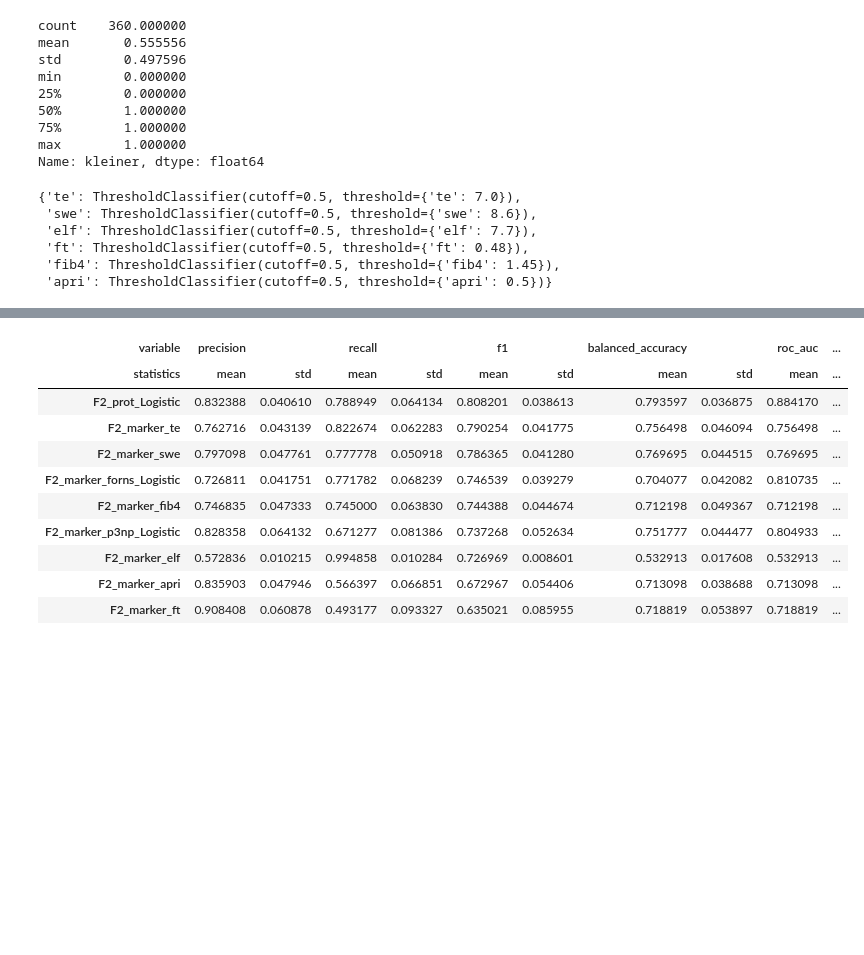
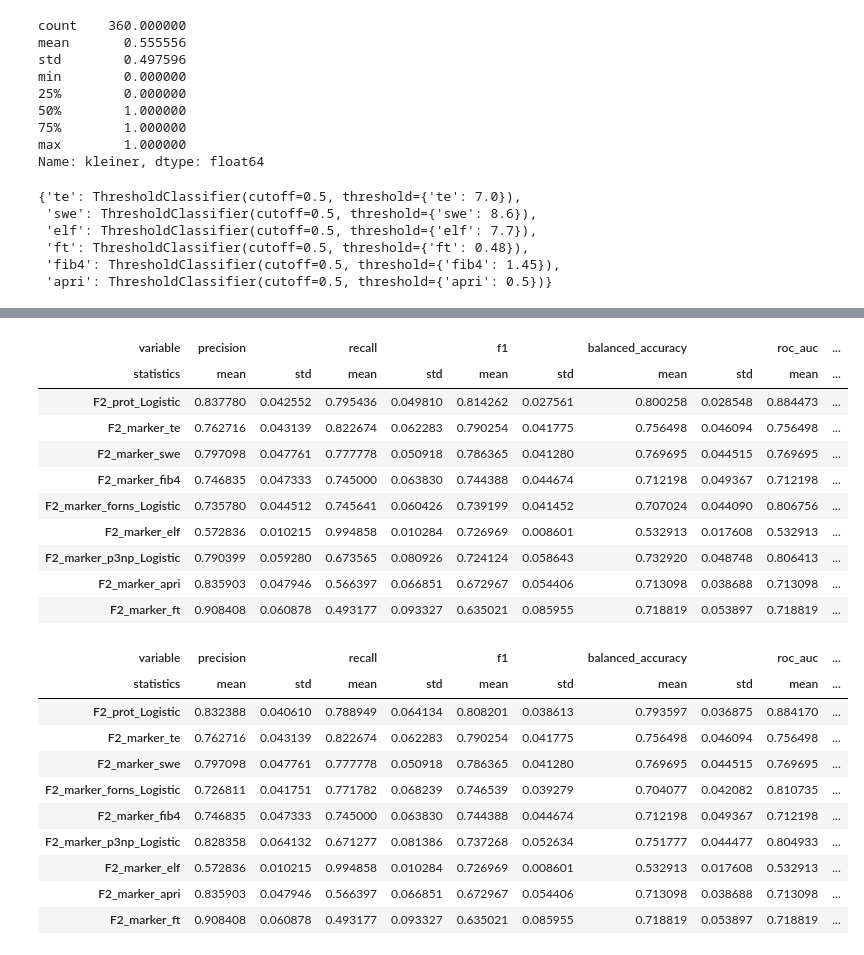
Before and after one commit to llniu/ALD-study, a Jupyter notebook: ald_analysis_hw.ipynb, the cells around one changed output, grey strips where cells are left out. Drawn from its saved outputs; the diff is of its cells as text; code cells hidden in the pictures; blank space fills up the shorter version.

Commit message:
add demographic vars to models as option

```diff
--- a/ald_analysis_hw.ipynb
+++ b/ald_analysis_hw.ipynb
@@ -1536,11 +1566,15 @@ min        0.000000
 max        1.000000
 Name: kleiner, dtype: float64
 # %%
+ADD_DEMOGRAPHICS = True
 f2_results, f2_auc_scores = cv_executor.run_evaluation(y=kleiner_ge_2,
                                                        endpoint='F2',
                                                        additional_markers=['forns', 'p3np'],
                                                        proteins_selected=proteins_selected_f2,
+                                                       add_demographics=ADD_DEMOGRAPHICS,
                                                        verbose=True)
+result_table_f2 = _get_cv_means(f2_results).sort_values(('f1', 'mean'), ascending = False)
+result_table_f2
 # %% [output]
 {'te': ThresholdClassifier(cutoff=0.5, threshold={'te': 7.0}),
  'swe': ThresholdClassifier(cutoff=0.5, threshold={'swe': 8.6}),
@@ -1560,3 +1597,14 @@ f2_results, f2_auc_scores = cv_executor.run_evaluation(y=kleiner_ge_2,
+| variable | precision |  | recall |  | f1 |  | balanced_accuracy |  | roc_auc | ... |
+| statistics | mean | std | mean | std | mean | std | mean | std | mean | ... |
+| F2_prot_Logistic | 0.837780 | 0.042552 | 0.795436 | 0.049810 | 0.814262 | 0.027561 | 0.800258 | 0.028548 | 0.884473 | ... |
+| F2_marker_te | 0.762716 | 0.043139 | 0.822674 | 0.062283 | 0.790254 | 0.041775 | 0.756498 | 0.046094 | 0.756498 | ... |
+| F2_marker_swe | 0.797098 | 0.047761 | 0.777778 | 0.050918 | 0.786365 | 0.041280 | 0.769695 | 0.044515 | 0.769695 | ... |
+| F2_marker_fib4 | 0.746835 | 0.047333 | 0.745000 | 0.063830 | 0.744388 | 0.044674 | 0.712198 | 0.049367 | 0.712198 | ... |
+| F2_marker_forns_Logistic | 0.735780 | 0.044512 | 0.745641 | 0.060426 | 0.739199 | 0.041452 | 0.707024 | 0.044090 | 0.806756 | ... |
+| F2_marker_elf | 0.572836 | 0.010215 | 0.994858 | 0.010284 | 0.726969 | 0.008601 | 0.532913 | 0.017608 | 0.532913 | ... |
+| F2_marker_p3np_Logistic | 0.790399 | 0.059280 | 0.673565 | 0.080926 | 0.724124 | 0.058643 | 0.732920 | 0.048748 | 0.806413 | ... |
+| F2_marker_apri | 0.835903 | 0.047946 | 0.566397 | 0.066851 | 0.672967 | 0.054406 | 0.713098 | 0.038688 | 0.713098 | ... |
+| F2_marker_ft | 0.908408 | 0.060878 | 0.493177 | 0.093327 | 0.635021 | 0.085955 | 0.718819 | 0.053897 | 0.718819 | ... |
 # %%
 result_table_f2 = _get_cv_means(f2_results).sort_values(('f1', 'mean'), ascending = False)
 result_table_f2
```
Also changed, not shown: parts of 3 cells of this notebook.
